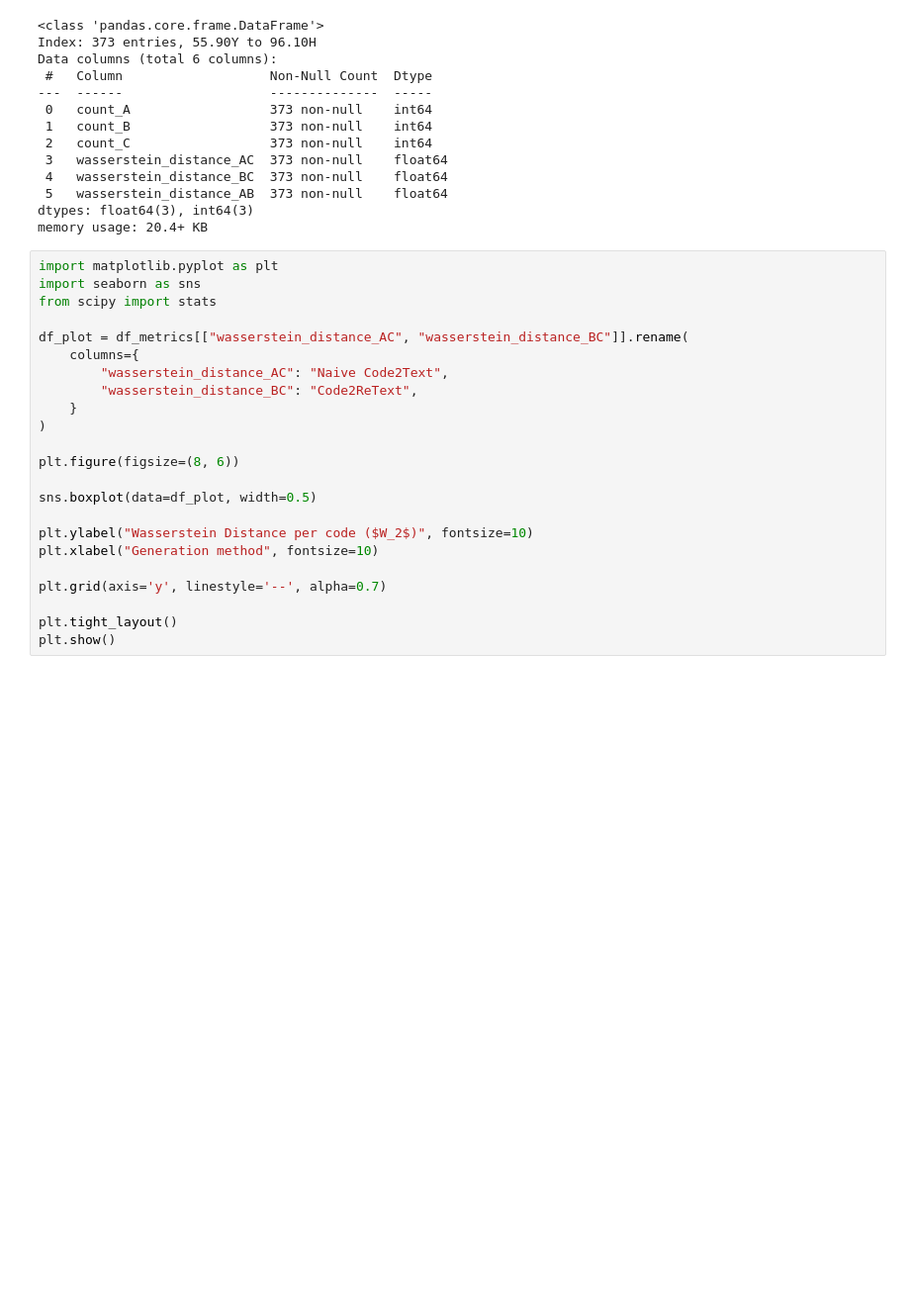
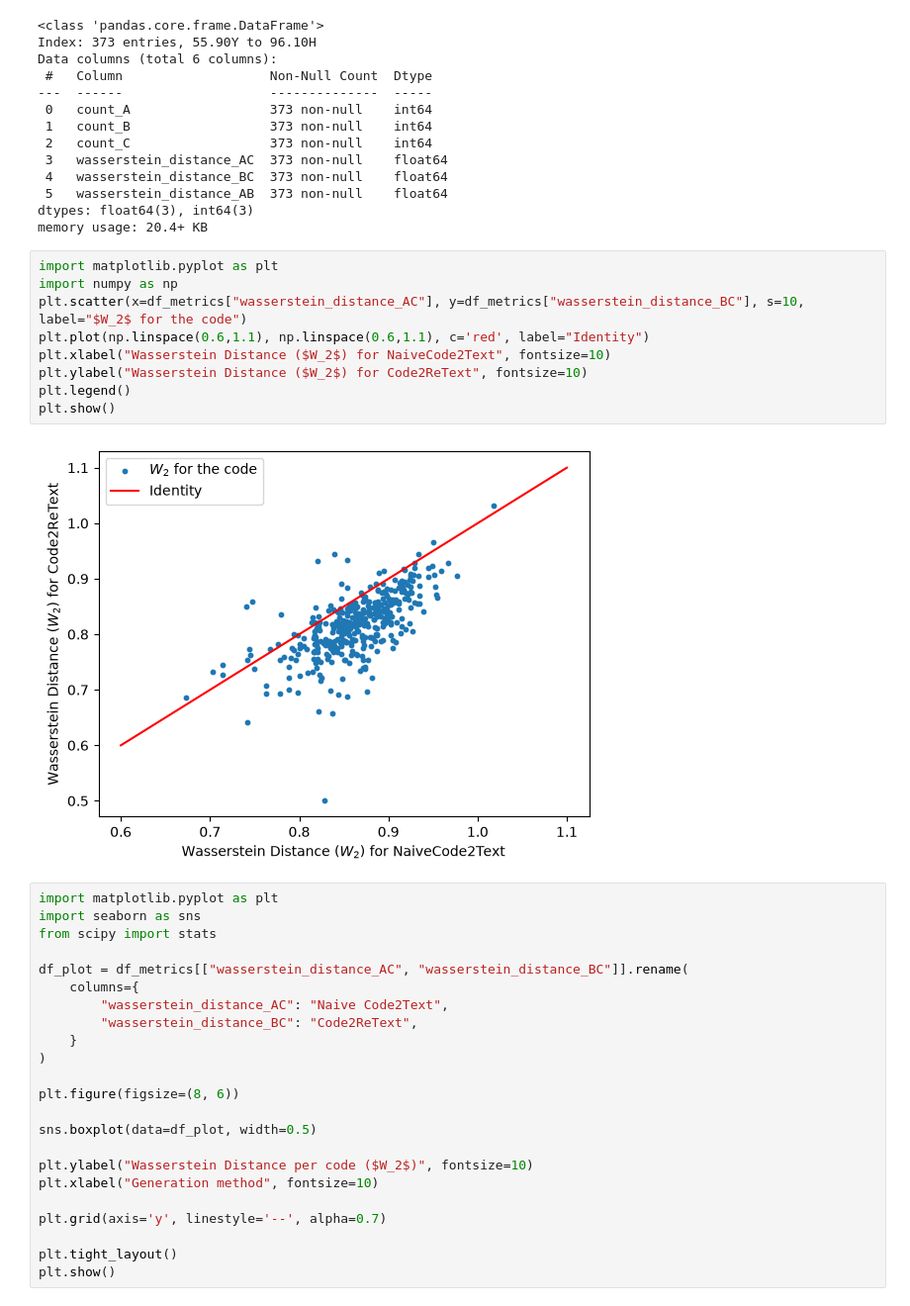
Before and after one commit to mateomorin/Code2Text-presentation, a Jupyter notebook: notebooks/compare_distributions.ipynb, the cells around one changed output. Shown at 99% size. Saved outputs shown, nothing was run; the diff lists cells and outputs as text; blank space fills up the shorter version.

```diff
--- a/notebooks/compare_distributions.ipynb
+++ b/notebooks/compare_distributions.ipynb
@@ -57,6 +57,17 @@ Data columns (total 6 columns):
  5   wasserstein_distance_AB  373 non-null    float64
 dtypes: float64(3), int64(3)
 memory usage: 20.4+ KB
+# %%
+import matplotlib.pyplot as plt
+import numpy as np
+plt.scatter(x=df_metrics["wasserstein_distance_AC"], y=df_metrics["wasserstein_distance_BC"], s=10, label="$W_2$ for the code")
+plt.plot(np.linspace(0.6,1.1), np.linspace(0.6,1.1), c='red', label="Identity")
+plt.xlabel("Wasserstein Distance ($W_2$) for NaiveCode2Text", fontsize=10)
+plt.ylabel("Wasserstein Distance ($W_2$) for Code2ReText", fontsize=10)
+plt.legend()
+plt.show()
+# %% [output]
+[figure, added]
 # %%
 import matplotlib.pyplot as plt
 import seaborn as sns
```
Also changed, not shown: 12 other files.
